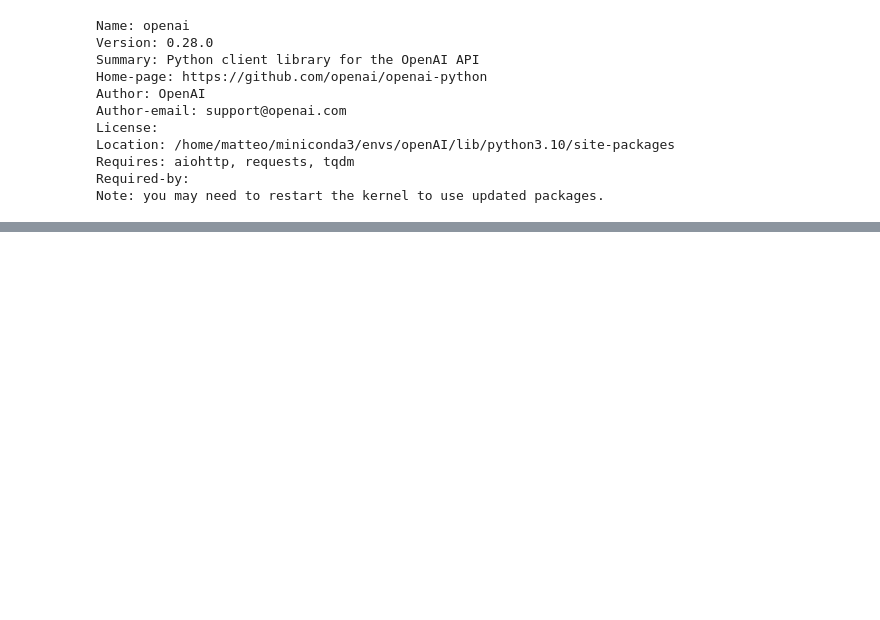
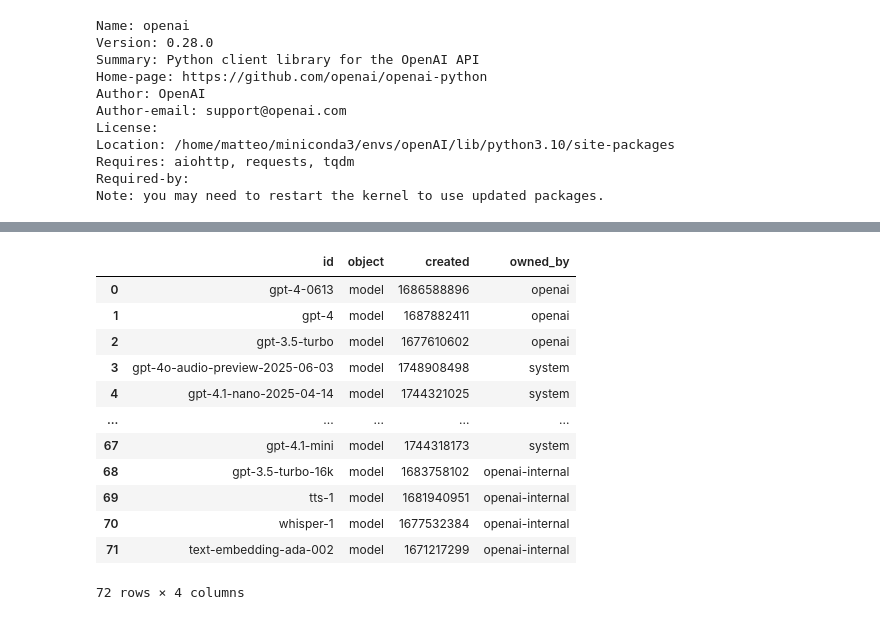
Before and after one commit to MatteoFalcioni/GenAI, a Jupyter notebook: 05_OpenAI.ipynb, the cells around one changed output, grey strips where cells are left out. Cells and saved outputs as stored; diff of their text form; code cells hidden in the pictures; blank space fills up the shorter version.

```diff
--- a/05_OpenAI.ipynb
+++ b/05_OpenAI.ipynb
@@ -33,3 +39,9 @@ Location: /home/matteo/miniconda3/envs/openAI/lib/python3.10/site-packages
 Requires: aiohttp, requests, tqdm
 Required-by:
 Note: you may need to restart the kernel to use updated packages.
+# %%
+load_dotenv()
+OPENAI_API_KEY = os.getenv("OPENAI_API_KEY")
+# %%
+# Set the key
+openai.api_key = OPENAI_API_KEY
@@ -35,0 +70,20 @@ Note: you may need to restart the kernel to use updated packages.
+# %%
+# turn model's "data" into dataframe to inspect
+
+import pandas as pd
+
+pd.DataFrame(openai.Model.list()['data'])
+# %% [output]
+|  | id | object | created | owned_by |
+| 0 | gpt-4-0613 | model | 1686588896 | openai |
+| 1 | gpt-4 | model | 1687882411 | openai |
+| 2 | gpt-3.5-turbo | model | 1677610602 | openai |
+| 3 | gpt-4o-audio-preview-2025-06-03 | model | 1748908498 | system |
+| 4 | gpt-4.1-nano-2025-04-14 | model | 1744321025 | system |
+| ... | ... | ... | ... | ... |
+| 67 | gpt-4.1-mini | model | 1744318173 | system |
+| 68 | gpt-3.5-turbo-16k | model | 1683758102 | openai-internal |
+| 69 | tts-1 | model | 1681940951 | openai-internal |
+| 70 | whisper-1 | model | 1677532384 | openai-internal |
+| 71 | text-embedding-ada-002 | model | 1671217299 | openai-internal |
+72 rows × 4 columns
```
Also changed, not shown: parts of 17 cells of this notebook, 3 other files.
